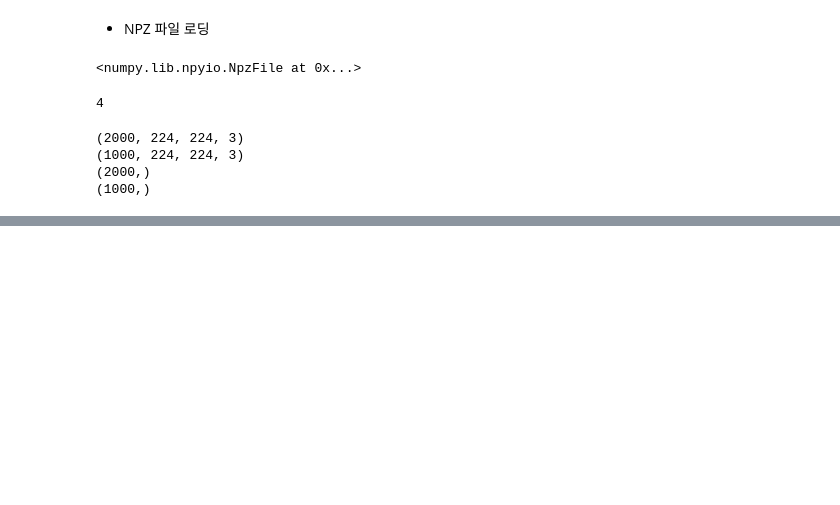
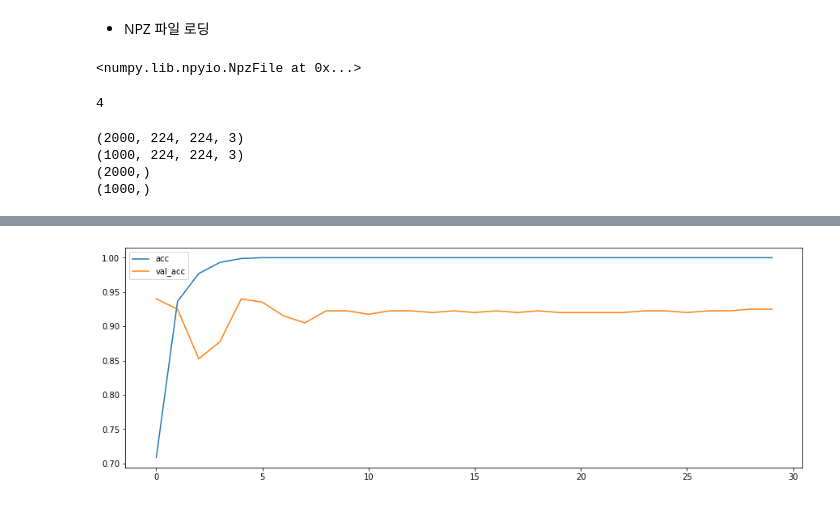
Before and after one commit to ldk7024/Deep_Learning_Study, a Jupyter notebook: 21_07_20_개,_고양이_사진_예측_(CNN).ipynb, the cells around one changed output, grey strips where cells are left out. Saved outputs shown, nothing was run; the diff lists cells and outputs as text; code cells hidden in the pictures; blank space fills up the shorter version.

```diff
--- a/21_07_20_개,_고양이_사진_예측_(CNN).ipynb
+++ b/21_07_20_개,_고양이_사진_예측_(CNN).ipynb
@@ -33,0 +167,9 @@ print(y_test.shape)
+# %%
+vgg16 = VGG16(include_top=False,
+              weights = 'imagenet',
+              input_shape = (224,224,3)
+              )
+
+# include_top = False : 불러온 모델의 MLP층을 사용하지 않음 (특성추출방식)
+# -> 기존 이미지넷 대회에서는 1000가지 이미지를 분류했으나 우리는 개, 고양이로만 분류할 것이기 때문에 MLP층을 다르게 설정해줘야 함
+# weights = 'imagenet' : 이미지넷에서 학습된 가중치(w)를 그대로 가져옴
@@ -33,0 +243,12 @@ print(y_test.shape)
+# %%
+# 학습/평가 방법 설정
+transfer_model.compile(loss = 'binary_crossentropy',
+                      optimizer=Adam(lr=0.0005),
+                      metrics = ['acc']
+                      )
+# %%
+h2 = transfer_model.fit(X_train, y_train,
+                      validation_split = 0.2,
+                      epochs = 30,
+                      batch_size = 128
+                                   )
@@ -33,0 +297,15 @@ print(y_test.shape)
+# %%
+plt.figure(figsize=(15,5))
+
+plt.plot(h2.history['acc'],
+         label = 'acc'
+         )
+
+plt.plot(h2.history['val_acc'],
+         label = 'val_acc'
+         )
+
+plt.legend()
+plt.show()
+# %% [output]
+[figure, added]
```
Also changed, not shown: parts of 15 cells of this notebook.
